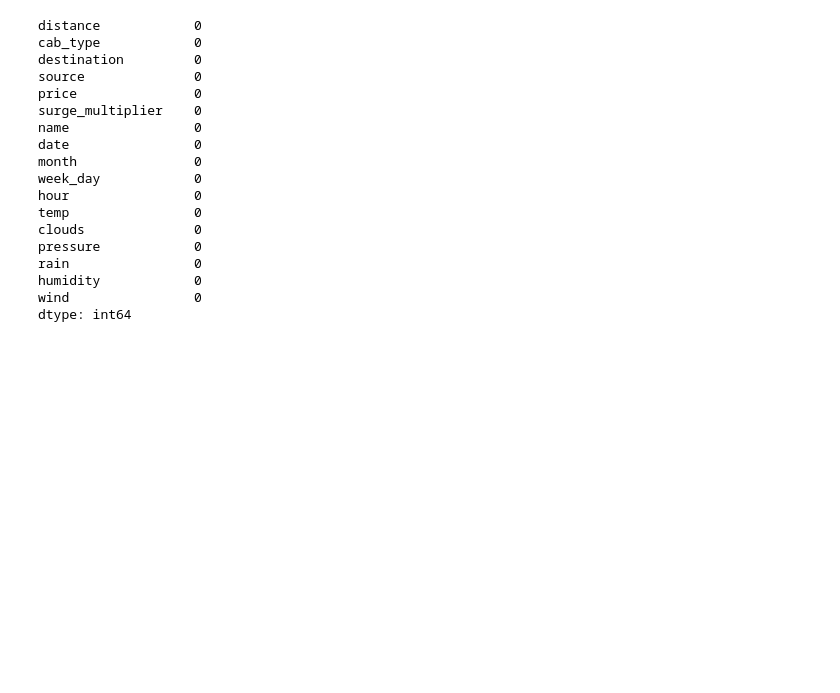
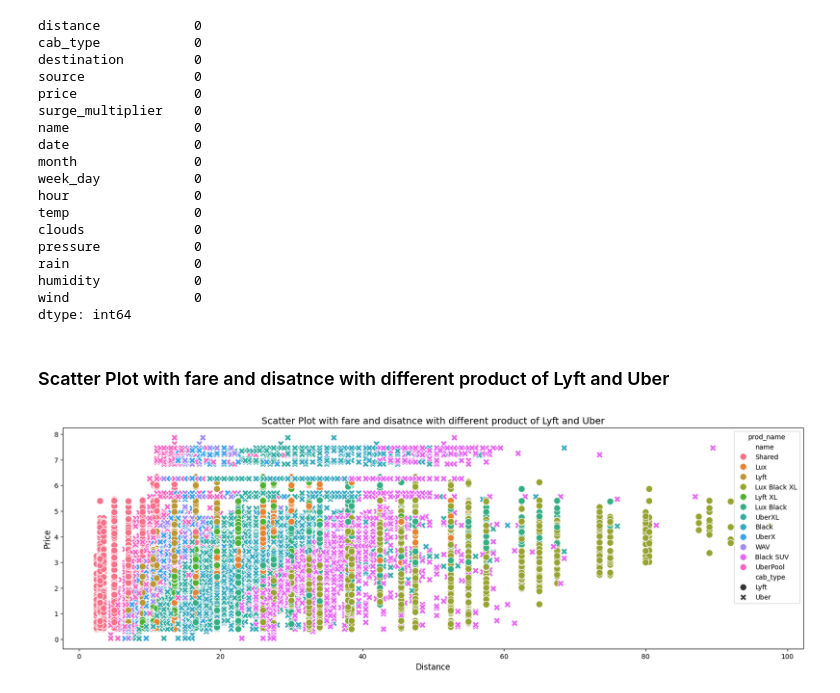
Before and after one commit to mkr9395/nyc-taxi-fare-prediction, a Jupyter notebook: notebooks/data_cleaning.ipynb, the cells around one changed output. Cells and saved outputs as stored; diff of their text form; code cells hidden in the pictures; blank space fills up the shorter version.

```diff
--- a/notebooks/data_cleaning.ipynb
+++ b/notebooks/data_cleaning.ipynb
@@ -838,3 +838,17 @@ rain                0
 humidity            0
 wind                0
 dtype: int64
+# %% [markdown]
+### Scatter Plot with fare and disatnce with different product of Lyft and Uber
+# %%
+plt.figure(figsize=(20,6))
+sns.scatterplot(data=new_df,x='price',y = 'distance',hue='name',style = 'cab_type',s=100)
+
+plt.title('Scatter Plot with fare and disatnce with different product of Lyft and Uber', fontsize=14)
+plt.xlabel('Distance', fontsize=12)
+plt.ylabel('Price', fontsize=12)
+
+plt.legend(title='prod_name')
+plt.show()
+# %% [output]
+[figure, added]
```
Also changed, not shown: parts of 3 cells of this notebook, 1 other file.
